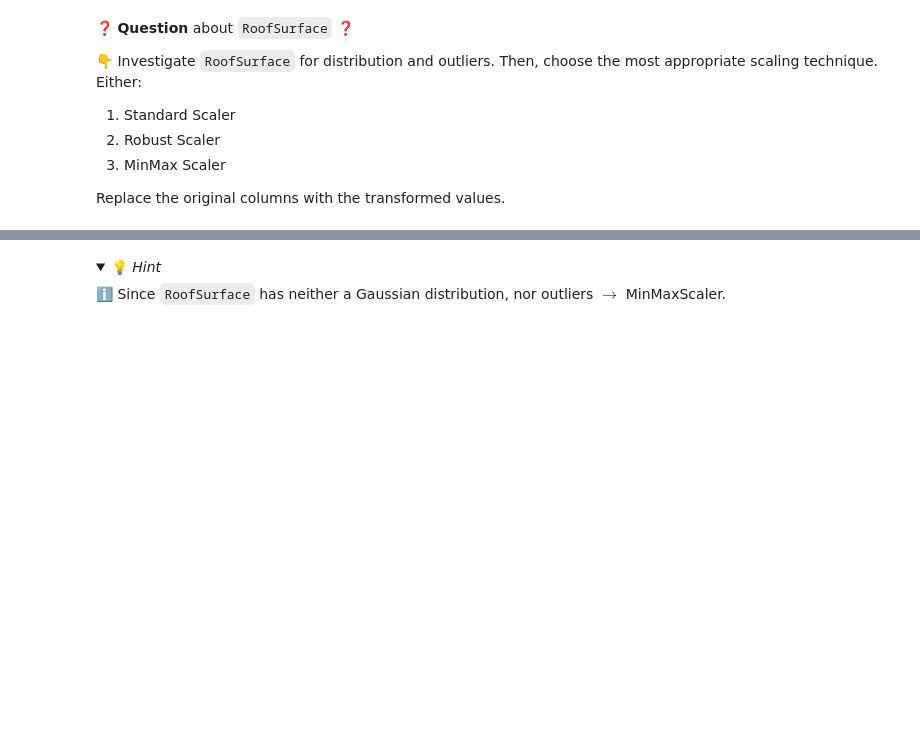
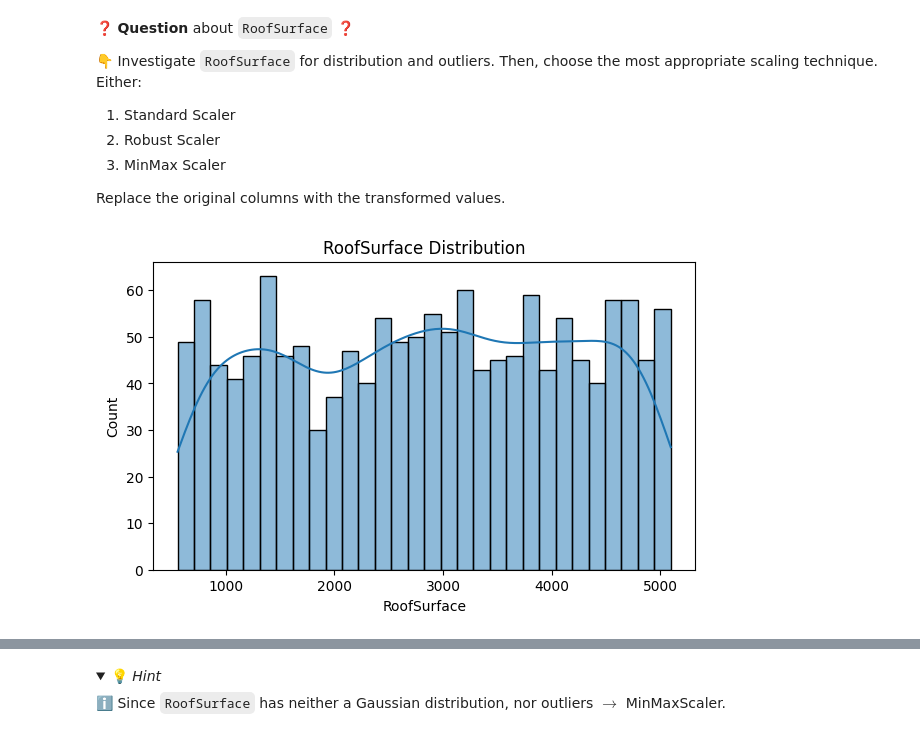
Before and after one commit to Vinodhabiz/data-preprocessing-workflow, a Jupyter notebook: Preprocessing-Workflow.ipynb, the cells around one changed output, grey strips where cells are left out. Drawn from its saved outputs; the diff is of its cells as text; code cells hidden in the pictures; folded sections open; blank space fills up the shorter version.

```diff
--- a/Preprocessing-Workflow.ipynb
+++ b/Preprocessing-Workflow.ipynb
@@ -119,0 +137,3 @@ Make changes effective in the dataframe `data`.
+# %%
+data['GarageFinish'] = data['GarageFinish'].fillna('NoGarage')
+print(data['GarageFinish'].unique())
@@ -139,0 +181,8 @@ Make changes effective in the dataframe `data`.
+# %%
+from sklearn.impute import SimpleImputer
+
+imputer = SimpleImputer(strategy="median")
+
+data['RoofSurface'] = imputer.fit_transform(data[['RoofSurface']])
+
+print(data['RoofSurface'].isnull().sum())
@@ -163,0 +240,2 @@ Make changes effective in the dataframe `data`.
+# %%
+data = data.drop(columns=['ChimneyStyle'])
@@ -210,0 +357,13 @@ Replace the original columns with the transformed values.
+# %%
+# YOUR CODE HERE
+import matplotlib.pyplot as plt
+import seaborn as sns
+
+plt.figure(figsize=(7,4))
+sns.histplot(data['RoofSurface'], bins=30, kde=True)
+plt.title("RoofSurface Distribution")
+plt.xlabel("RoofSurface")
+plt.ylabel("Count")
+plt.show()
+# %% [output]
+[figure, added]
```
Also changed, not shown: parts of 56 cells of this notebook.
